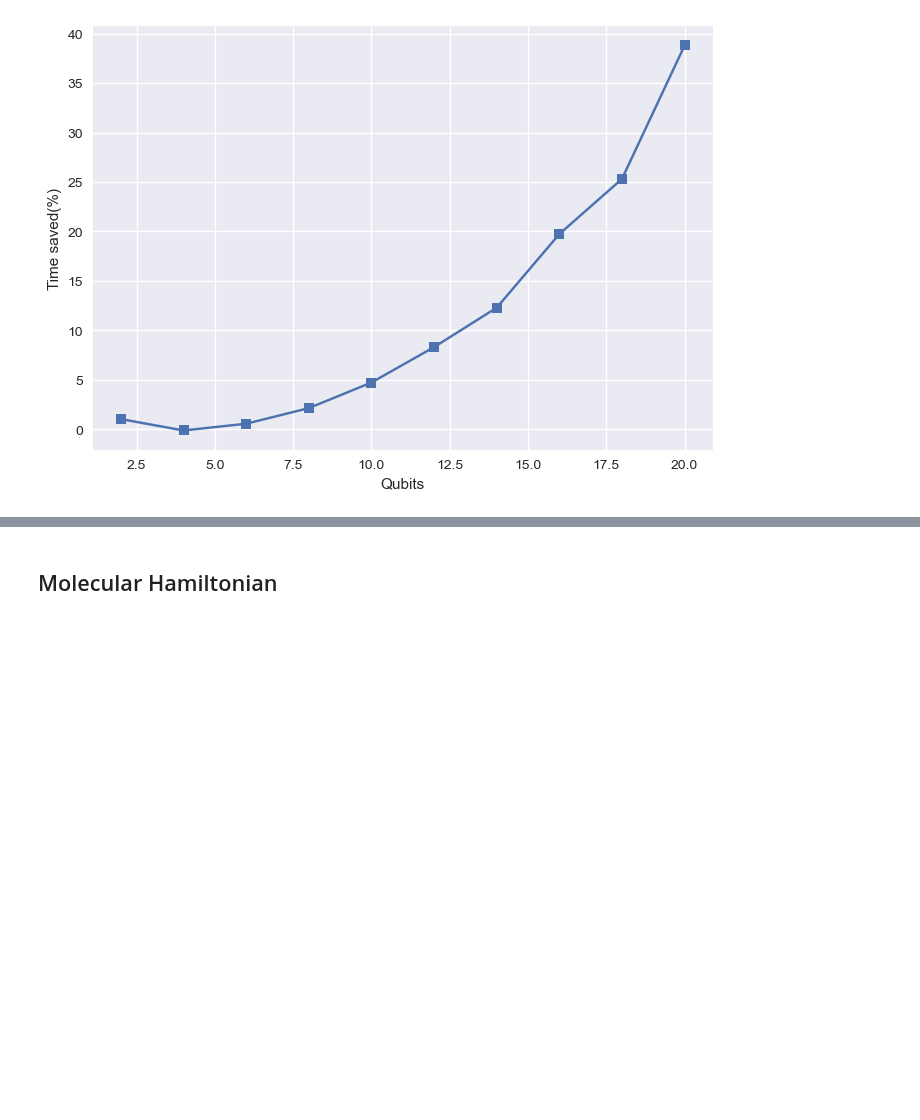
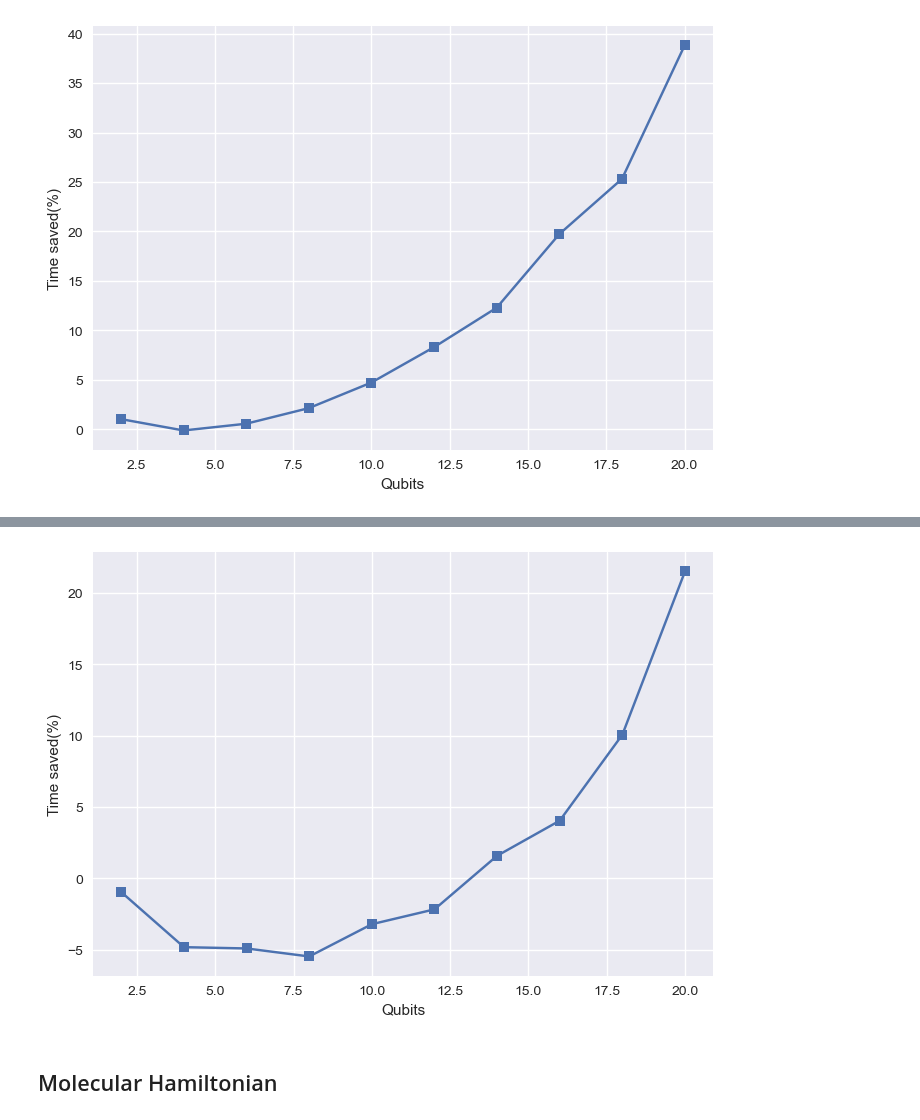
Before and after one commit to chichun-chen/Measurement_Memory, a Jupyter notebook: Numerical experments.ipynb, the cells around one changed output, grey strips where cells are left out. Saved outputs shown, nothing was run; the diff lists cells and outputs as text; code cells hidden in the pictures; blank space fills up the shorter version.

```diff
--- a/Numerical experments.ipynb
+++ b/Numerical experments.ipynb
@@ -79,3 +137,16 @@ with sns.axes_style("darkgrid"):
+# %%
+S = []
+for i in range(10):
+    S.append(100*(yn[i] - ym[i])/yn[i])
+
+with sns.axes_style("darkgrid"):
+    plt.plot(Ni, S, marker='s')
+    #plt.title("Time saved(%)")
+    plt.ylabel("Time saved(%)")
+    plt.xlabel("Qubits")
+    plt.show()
+# %% [output]
+[figure, added]
 # %% [markdown]
 ## Molecular Hamiltonian
 # %% [markdown]
```
Also changed, not shown: parts of 4 cells of this notebook, 45 other files.
